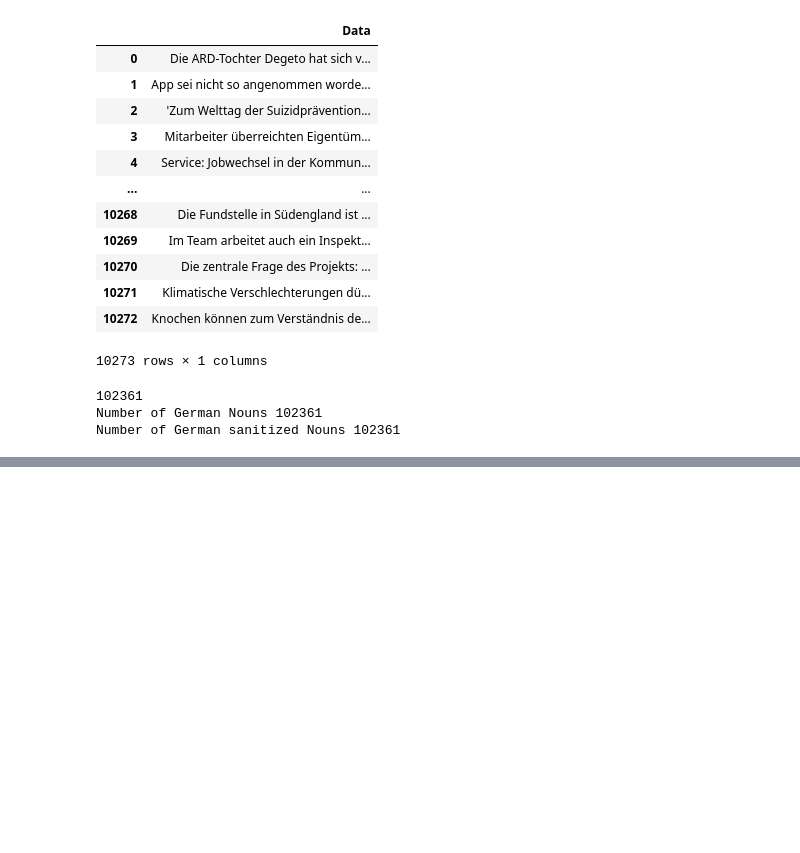
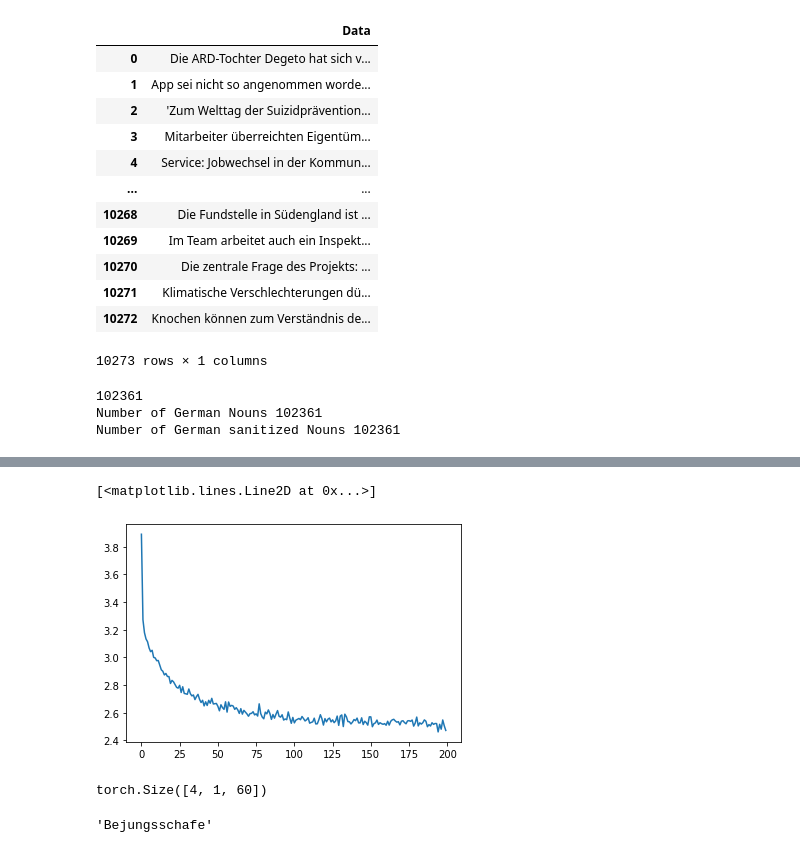
Before and after one commit to julianfbeck/KI-Lab, a Jupyter notebook: [KI_Lab2021]_Assignment_4_OWCA.ipynb, the cells around one changed output, grey strips where cells are left out. Drawn from its saved outputs; the diff is of its cells as text; code cells hidden in the pictures; blank space fills up the shorter version.

```diff
--- a/[KI_Lab2021]_Assignment_4_OWCA.ipynb
+++ b/[KI_Lab2021]_Assignment_4_OWCA.ipynb
@@ -99,10 +101,9 @@ for index, row in tqdm(df.iterrows(), total=df.shape[0], position=0, leave=True)
 print(len(nouns))
 nouns = list(dict.fromkeys(nouns))
 print(f"Number of German Nouns {len(nouns)}")
-all_letters = list(string.ascii_letters + 'ÄÖÜäöüß')
-nouns = [word for word in nouns if all(ch in all_letters for ch in word)]
+all_letters = string.ascii_letters + 'ÄÖÜäöüß'
+nouns = [word for word in nouns if all(ch in list(all_letters) for ch in word)]
 print(f"Number of German sanitized Nouns {len(nouns)}")
-all_letters = string.ascii_letters + 'ÄÖÜäöüß'
 n_letters = len(all_letters) + 1
 # %% [output]
 102361
@@ -156,9 +157,11 @@ def randomChoice(l):
 # Make category, input, and target tensors from a random category, line pair
 def randomTrainingExample():
     line = randomTrainingPair()
-    print(line)
     input_line_tensor = inputTensor(line)
     target_line_tensor = targetTensor(line)
+
+    input_line_tensor = input_line_tensor.cuda()
+    target_line_tensor = target_line_tensor.cuda()
     return input_line_tensor, target_line_tensor
 # %%
 input, output = randomTrainingExample()
@@ -188,8 +174,6 @@ criterion = nn.NLLLoss()
 learning_rate = 0.0005
 
 def train(input_line_tensor, target_line_tensor):
-    target_line_tensor = input_line_tensor.cuda()
-    target_line_tensor = target_line_tensor.cuda()
     target_line_tensor.unsqueeze_(-1)
     hidden = rnn.initHidden()
 
@@ -219,14 +203,13 @@ def timeSince(since):
 rnn = RNN(n_letters, 128, n_letters)
 
 n_iters = 100000
-print_every = 5000
+print_every = 10000
 plot_every = 500
 all_losses = []
 total_loss = 0 # Reset every plot_every iters
 
 start = time.time()
-
-for iter in range(1, n_iters + 1):
+for iter in tqdm(range(1, n_iters + 1),position=0, leave=True):
     output, loss = train(*randomTrainingExample())
     total_loss += loss
 
@@ -241,0 +236,6 @@ RuntimeError: ignored
+# %%
+plt.figure()
+plt.plot(all_losses)
+# %% [output]
+[<matplotlib.lines.Line2D at 0x...>]
+[figure, added]
@@ -241,0 +279,5 @@ RuntimeError: ignored
+# %%
+sample(start_letters="Beju")
+# %% [output]
+torch.Size([4, 1, 60])
+'Bejungsschafe'
```
Also changed, not shown: parts of 4 cells of this notebook.
